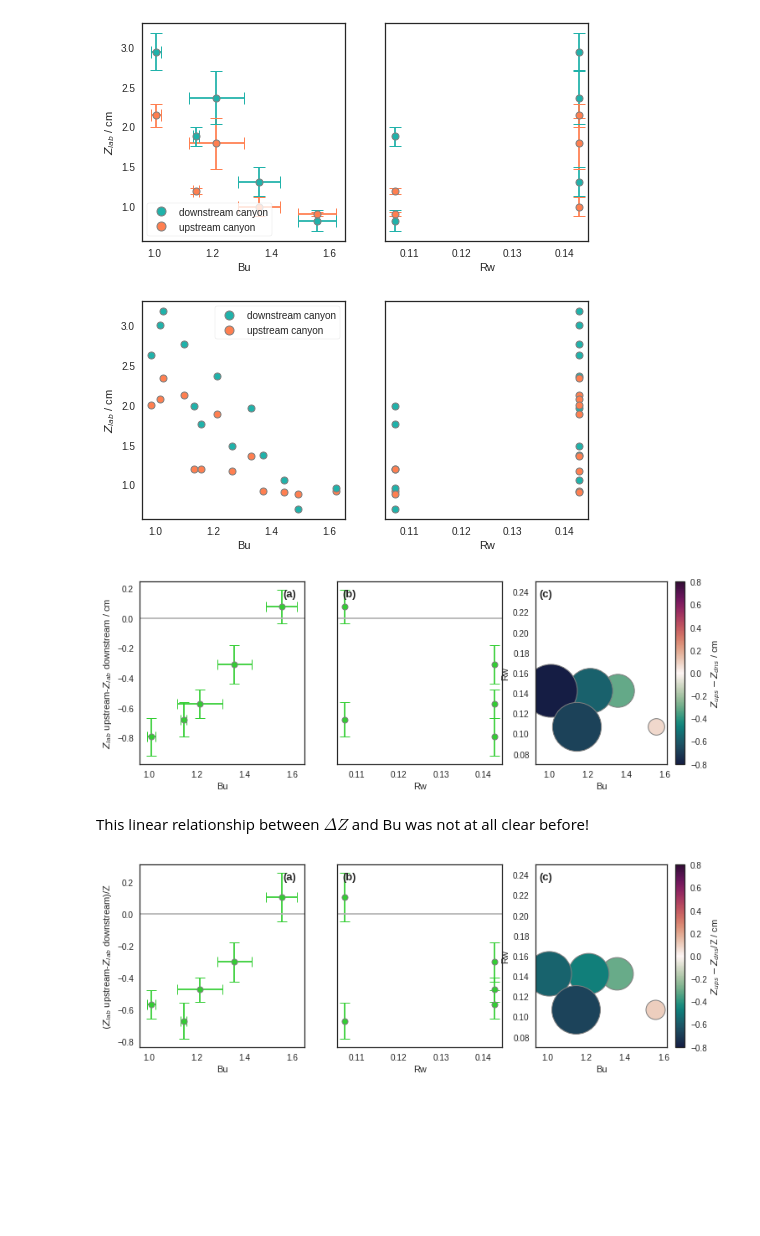
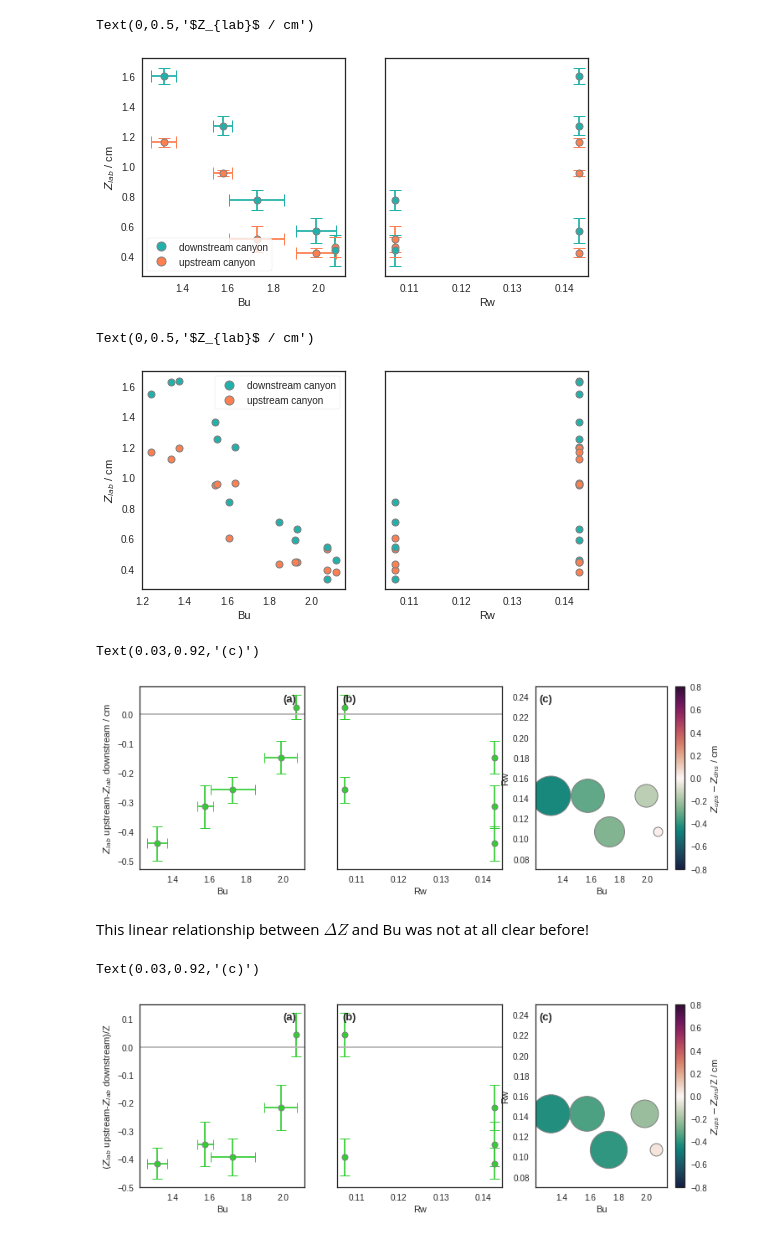
Before and after one commit to UBC-MOAD/MultipleCanyons, a Jupyter notebook: lab/Conduino/notebooks/postdefence_upwelling_experiments.ipynb, the cells around one changed output. Cells and saved outputs as stored; diff of their text form; code cells hidden in the pictures; blank space fills up the shorter version.

Commit message:
Processed conduino timeseries using lowpass filter

```diff
--- a/lab/Conduino/notebooks/postdefence_upwelling_experiments.ipynb
+++ b/lab/Conduino/notebooks/postdefence_upwelling_experiments.ipynb
@@ -296,20 +301,20 @@ for exp, kk in zip(exp_dicts, range(exp_num)):
             dens2 = ctools.densANK2_17Aug19(P2)
             err1 = ((ctools.errorANK1_17Aug19(P1)*exp["drift_ups"])**2)**0.5
             err2 = ((ctools.errorANK2_17Aug19(P2)*exp["drift_dns"])**2)**0.5
-        inertial_period = 1/((exp["fo"])/(2*np.pi))
-        win = int(inertial_period/dt)
+        f0 = (exp["fo"]/2)/(2*np.pi) # f/2 is omega, table speed in rad/s, /2pi to get rid of rad
+        fs = len(time)/np.max(time) # Sampling frequency in Hz
 
-        delta_rho2[ii] = 1000*(np.max(ctools.filter_timeseries(dens2[0:2400]-dens2[0],winlen=win))) # kg/m^3
-        delta_rho1[ii] = 1000*(np.max(ctools.filter_timeseries(dens1[0:2400]-dens1[0],winlen=win))) # kg/m^3
-        max_ind1 = np.argmax((ctools.filter_timeseries(dens1[0:2400]-dens1[0],winlen=win)))
-        max_ind2 = np.argmax((ctools.filter_timeseries(dens2[0:2400]-dens2[0],winlen=win)))
+        delta_rho2[ii] = 1000*(np.max(ctools.butter_lowpass_filter(dens2[0:2400]-dens2[0], f0-(f0/8), fs, order=5))) # kg/m^3
+        delta_rho1[ii] = 1000*(np.max(ctools.butter_lowpass_filter(dens1[0:2400]-dens1[0], f0-(f0/8), fs, order=5))) # kg/m^3
+        max_ind1 = np.argmax((ctools.butter_lowpass_filter(dens1[0:2400]-dens1[0], f0-(f0/8), fs, order=5)))
+        max_ind2 = np.argmax((ctools.butter_lowpass_filter(dens2[0:2400]-dens2[0], f0-(f0/8), fs, order=5)))
         error1[ii] = 1000*(err1[max_ind1]+err1[0])
         error2[ii] = 1000*(err2[max_ind2]+err2[1])
 
         if np.isnan(exp["rho_sb"][ii])==True:
-            N[ii] =((g/rho0)*((1000*exp["rho_sb"][ii-1]-1000*exp["rho_top"][ii-1])/(exp["hsb"]*0.01)))**0.5
+            N[ii] =exp["Nshelf"][ii]
         else:
-            N[ii] =((g/rho0)*((1000*exp["rho_sb"][ii]-1000*exp["rho_top"][ii])/(exp["hsb"]*0.01)))**0.5
+            N[ii] =exp["Nshelf"][ii]
 
     Z1 = np.nanmean(100*(g/rho0)*(delta_rho1/N**2)) #cm
     Z2 = np.nanmean(100*(g/rho0)*(delta_rho2/N**2)) #cm
@@ -362,9 +367,10 @@ ax1.legend(handles=legend_elements, loc=3,frameon=True )
 ax1.set_xlabel('Bu')
 ax2.set_xlabel('Rw')
 ax1.set_ylabel(r'$Z_{lab}$ / cm')
-plt.savefig('figures/Z_Ro_Rw_twocan_error_postdefence.eps', format='eps', transparent=False, bbox_inches='tight')
+#plt.savefig('figures/Z_Ro_Rw_twocan_error_postdefence.eps', format='eps', transparent=False, bbox_inches='tight')
 # %% [output]
+Text(0,0.5,'$Z_{lab}$ / cm')
-[figure, old version]
+[figure, new version]
 # %%
 fig, (ax1,ax2) = plt.subplots(1, 2, figsize=(8,4), sharey=True)
 
@@ -388,17 +394,17 @@ for exp, kk in zip(exp_dicts, range(exp_num)):
 
         W = 5 # cm
         if np.isnan(exp["rho_sb"][ii])==True:
-            N =((g/rho0)*((1000*exp["rho_sb"][ii-1]-1000*exp["rho_top"][ii-1])/(exp["hsb"]*0.01)))**0.5
+            N =exp["Nshelf"][ii]
         else:
-            N =((g/rho0)*((1000*exp["rho_sb"][ii]-1000*exp["rho_top"][ii])/(exp["hsb"]*0.01)))**0.5
+            N =exp["Nshelf"][ii]
 
         Bu = N*exp["hsb"]/(exp["fo"]*W)
         Rw = exp["U"]/(exp["fo"]*W)
 
-        inertial_period = 1/((exp["fo"])/(2*np.pi))
-        win = int(inertial_period/dt)
-        delta_rho2 = 1000*(np.max(ctools.filter_timeseries(dens2[0:2400]-dens2[0],winlen=win))) # kg/m^3
-        delta_rho1 = 1000*(np.max(ctools.filter_timeseries(dens1[0:2400]-dens1[0],winlen=win))) # kg/m^3
+        f0 = (exp["fo"]/2)/(2*np.pi) # f/2 is omega, table speed in rad/s, /2pi to get rid of rad
+        fs = len(time)/np.max(time) # Sampling frequency in Hz
+        delta_rho2 = 1000*(np.max(ctools.butter_lowpass_filter(dens2[0:2400]-dens2[0], f0-(f0/8), fs, order=5))) # kg/m^3
+        delta_rho1 = 1000*(np.max(ctools.butter_lowpass_filter(dens1[0:2400]-dens1[0], f0-(f0/8), fs, order=5))) # kg/m^3
 
         Z1 = 100*(g/rho0)*(delta_rho1/N**2) #cm
         Z2 = 100*(g/rho0)*(delta_rho2/N**2) #cm
@@ -426,9 +432,10 @@ ax1.legend(handles=legend_elements, loc=0,frameon=True )
 ax1.set_xlabel('Bu')
 ax2.set_xlabel('Rw')
 ax1.set_ylabel(r'$Z_{lab}$ / cm')
-plt.savefig('figures/Z_Ro_Rw_twocan_postdefence.eps', format='eps', transparent=False, bbox_inches='tight')
+#plt.savefig('figures/Z_Ro_Rw_twocan_postdefence.eps', format='eps', transparent=False, bbox_inches='tight')
 # %% [output]
+Text(0,0.5,'$Z_{lab}$ / cm')
-[figure, old version]
+[figure, new version]
 # %%
 fig, (ax1,ax2, ax3) = plt.subplots(1, 3, figsize=(12,4))
 ax1.axhline(0, color='0.7')
@@ -467,20 +474,20 @@ for exp, kk in zip(exp_dicts, range(exp_num)):
             err1 = ((ctools.errorANK1_17Aug19(P1)*exp["drift_ups"])**2)**0.5
             err2 = ((ctools.errorANK2_17Aug19(P2)*exp["drift_dns"])**2)**0.5
 
-        inertial_period = 1/((exp["fo"])/(2*np.pi))
-        win = int(inertial_period/dt)
+        f0 = (exp["fo"]/2)/(2*np.pi) # f/2 is omega, table speed in rad/s, /2pi to get rid of rad
+        fs = len(time)/np.max(time) # Sampling frequency in Hz
 
-        delta_rho2 = 1000*(np.max(ctools.filter_timeseries(dens2[0:2400]-dens2[0],winlen=win))) # kg/m^3
-        delta_rho1 = 1000*(np.max(ctools.filter_timeseries(dens1[0:2400]-dens1[0],winlen=win))) # kg/m^3
-        max_ind1 = np.argmax((ctools.filter_timeseries(dens1[0:2400]-dens1[0],winlen=win)))
-        max_ind2 = np.argmax((ctools.filter_timeseries(dens2[0:2400]-dens2[0],winlen=win)))
+        delta_rho2 = 1000*(np.max(ctools.butter_lowpass_filter(dens2[0:2400]-dens2[0], f0-(f0/8), fs, order=5))) # kg/m^3
+        delta_rho1 = 1000*(np.max(ctools.butter_lowpass_filter(dens1[0:2400]-dens1[0], f0-(f0/8), fs, order=5))) # kg/m^3
+        max_ind1 = np.argmax((ctools.butter_lowpass_filter(dens1[0:2400]-dens1[0], f0-(f0/8), fs, order=5)))
+        max_ind2 = np.argmax((ctools.butter_lowpass_filter(dens2[0:2400]-dens2[0], f0-(f0/8), fs, order=5)))
         error1 = 1000*(err1[max_ind1]+err1[0])
         error2 = 1000*(err2[max_ind2]+err2[1])
 
         if np.isnan(exp["rho_sb"][ii])==True:
-            N[ii] =((g/rho0)*((1000*exp["rho_sb"][ii-1]-1000*exp["rho_top"][ii-1])/(exp["hsb"]*0.01)))**0.5
+            N[ii] =exp["Nshelf"][ii]
         else:
-            N[ii] =((g/rho0)*((1000*exp["rho_sb"][ii]-1000*exp["rho_top"][ii])/(exp["hsb"]*0.01)))**0.5
+            N[ii] =exp["Nshelf"][ii]
 
         Z1[ii] = (100*(g/rho0)*(delta_rho1/N[ii]**2)) #cm
         Z2[ii] = (100*(g/rho0)*(delta_rho2/N[ii]**2)) #cm
@@ -503,35 +510,36 @@ for exp, kk in zip(exp_dicts, range(exp_num)):
     sca = ax1.errorbar(Bu,Zdif,yerr=yerror,xerr=stdBu,
                        marker='o',color='limegreen',
                        markeredgecolor='0.5', markeredgewidth=1,capsize=6)
 
     sca2 = ax2.errorbar(Rw,Zdif,yerr=yerror,
                         marker='o',color='limegreen',
                         markeredgecolor='0.5', markeredgewidth=1,capsize=6)
     sca3 = ax3.scatter(Bu,Rw,
                        s=5000*(abs(Zdif)),
                        c=Zdif,
                        cmap = cmo.cm.curl,
                        marker = 'o',
                        vmax=0.8,
                        vmin=-0.8,
                        edgecolors='0.5',
                        linewidth=1,
                        )
 cb = plt.colorbar(sca3)
 cb.set_label(r'$Z_{ups}-Z_{dns}$ / cm')
 ax3.set_ylim(0.07,0.25)
 ax1.set_xlabel('Bu')
 ax2.set_xlabel('Rw')
 ax2.set_yticklabels([])
 ax3.set_ylabel('Rw')
 ax3.set_xlabel('Bu')
 ax1.set_ylabel(r'$Z_{lab}$ upstream-$Z_{lab}$ downstream / cm')
 ax1.text(0.87,0.92,'(a)', fontweight='bold', fontsize=13, transform=ax1.transAxes)
 ax2.text(0.03,0.92,'(b)', fontweight='bold', fontsize=13, transform=ax2.transAxes)
 ax3.text(0.03,0.92,'(c)', fontweight='bold', fontsize=13, transform=ax3.transAxes)
-plt.savefig('figures/difference_Z_Bu_Rw_twocan_error_postdefence.pdf', format='pdf', transparent=False, bbox_inches='tight')
+#plt.savefig('figures/difference_Z_Bu_Rw_twocan_error_postdefence.pdf', format='pdf', transparent=False, bbox_inches='tight')
 # %% [output]
+Text(0.03,0.92,'(c)')
-[figure, old version]
+[figure, new version]
 # %% [markdown]
 This linear relationship between $\Delta Z$ and Bu was not at all clear before!
 # %%
@@ -569,20 +577,20 @@ for exp, kk in zip(exp_dicts, range(exp_num)):
             err1 = ((ctools.errorANK1_17Aug19(P1)*exp["drift_ups"])**2)**0.5
             err2 = ((ctools.errorANK2_17Aug19(P2)*exp["drift_dns"])**2)**0.5
 
-        inertial_period = 1/((exp["fo"])/(2*np.pi))
-        win = int(inertial_period/dt)
+        f0 = (exp["fo"]/2)/(2*np.pi) # f/2 is omega, table speed in rad/s, /2pi to get rid of rad
+        fs = len(time)/np.max(time) # Sampling frequency in Hz
 
-        delta_rho2 = 1000*(np.max(ctools.filter_timeseries(dens2[0:2400]-dens2[0],winlen=win))) # kg/m^3
-        delta_rho1 = 1000*(np.max(ctools.filter_timeseries(dens1[0:2400]-dens1[0],winlen=win))) # kg/m^3
-        max_ind1 = np.argmax((ctools.filter_timeseries(dens1[0:2400]-dens1[0],winlen=win)))
-        max_ind2 = np.argmax((ctools.filter_timeseries(dens2[0:2400]-dens2[0],winlen=win)))
+        delta_rho2 = 1000*(np.max(ctools.butter_lowpass_filter(dens2[0:2400]-dens2[0], f0-(f0/8), fs, order=5))) # kg/m^3
+        delta_rho1 = 1000*(np.max(ctools.butter_lowpass_filter(dens1[0:2400]-dens1[0], f0-(f0/8), fs, order=5))) # kg/m^3
+        max_ind1 = np.argmax((ctools.butter_lowpass_filter(dens1[0:2400]-dens1[0], f0-(f0/8), fs, order=5)))
+        max_ind2 = np.argmax((ctools.butter_lowpass_filter(dens2[0:2400]-dens2[0], f0-(f0/8), fs, order=5)))
         error1 = 1000*(err1[max_ind1]+err1[0])
         error2 = 1000*(err2[max_ind2]+err2[1])
 
         if np.isnan(exp["rho_sb"][ii])==True:
-            N[ii] =((g/rho0)*((1000*exp["rho_sb"][ii-1]-1000*exp["rho_top"][ii-1])/(exp["hsb"]*0.01)))**0.5
+            N[ii] =exp["Nshelf"][ii]
         else:
-            N[ii] =((g/rho0)*((1000*exp["rho_sb"][ii]-1000*exp["rho_top"][ii])/(exp["hsb"]*0.01)))**0.5
+            N[ii] =exp["Nshelf"][ii]
 
         f = exp["fo"] # rad/s
         U = exp["U"]/100 # m/s
@@ -646,9 +654,10 @@ ax1.set_ylabel(r'$(Z_{lab}$ upstream-$Z_{lab}$ downstream)/Z')
 ax1.text(0.87,0.92,'(a)', fontweight='bold', fontsize=13, transform=ax1.transAxes)
 ax2.text(0.03,0.92,'(b)', fontweight='bold', fontsize=13, transform=ax2.transAxes)
 ax3.text(0.03,0.92,'(c)', fontweight='bold', fontsize=13, transform=ax3.transAxes)
-plt.savefig('figures/difference_Z_norm_Bu_Rw_twocan_error_postdefence.pdf', format='pdf', transparent=False, bbox_inches='tight')
+#plt.savefig('figures/difference_Z_norm_Bu_Rw_twocan_error_postdefence.pdf', format='pdf', transparent=False, bbox_inches='tight')
 # %% [output]
+Text(0.03,0.92,'(c)')
-[figure, old version]
+[figure, new version]
 # %%
 fig, (ax1,ax2, ax3) = plt.subplots(1, 3, figsize=(12,4))
 
```
Also changed, not shown: parts of 11 cells of this notebook, 4 other files.
